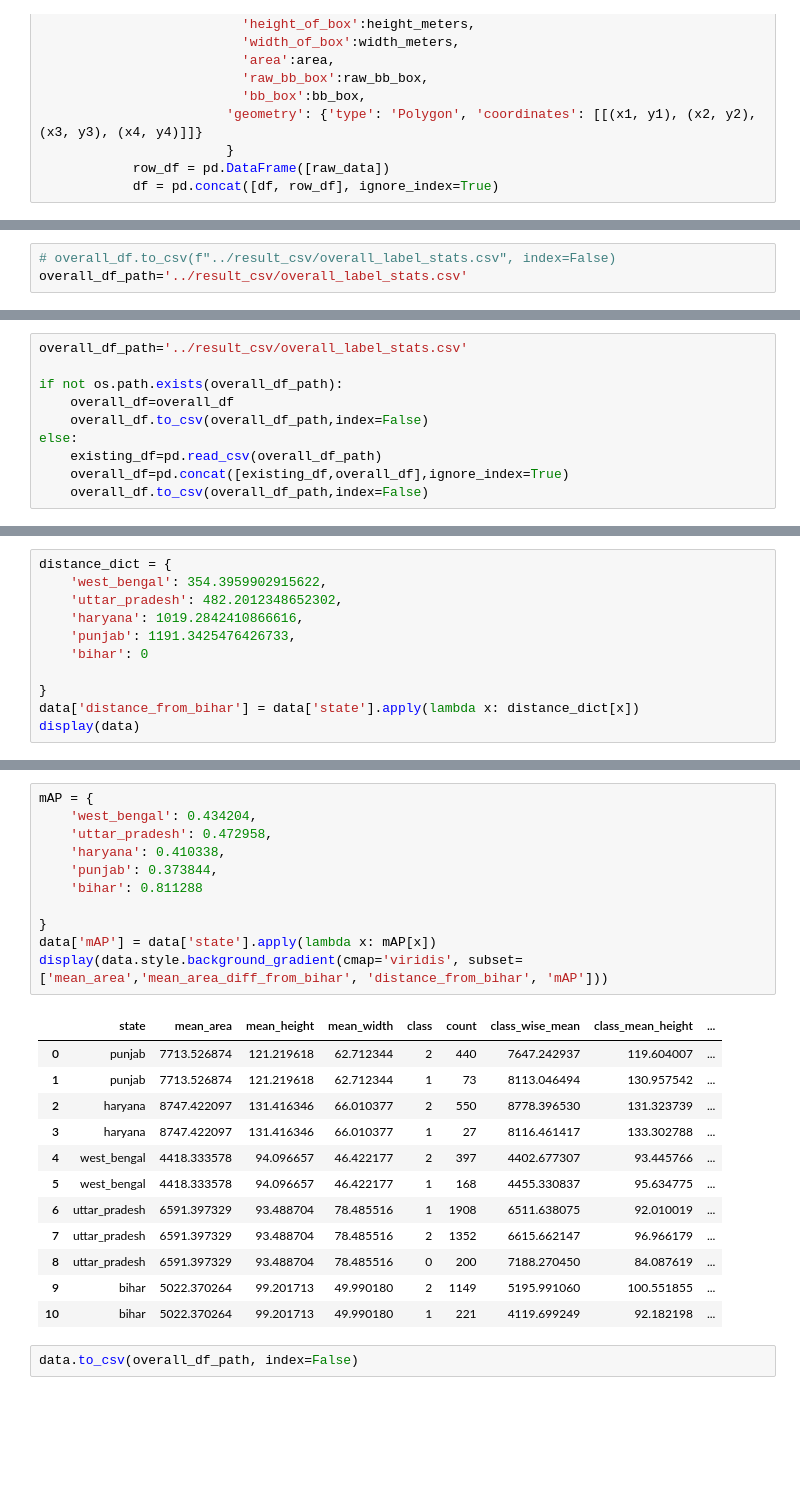
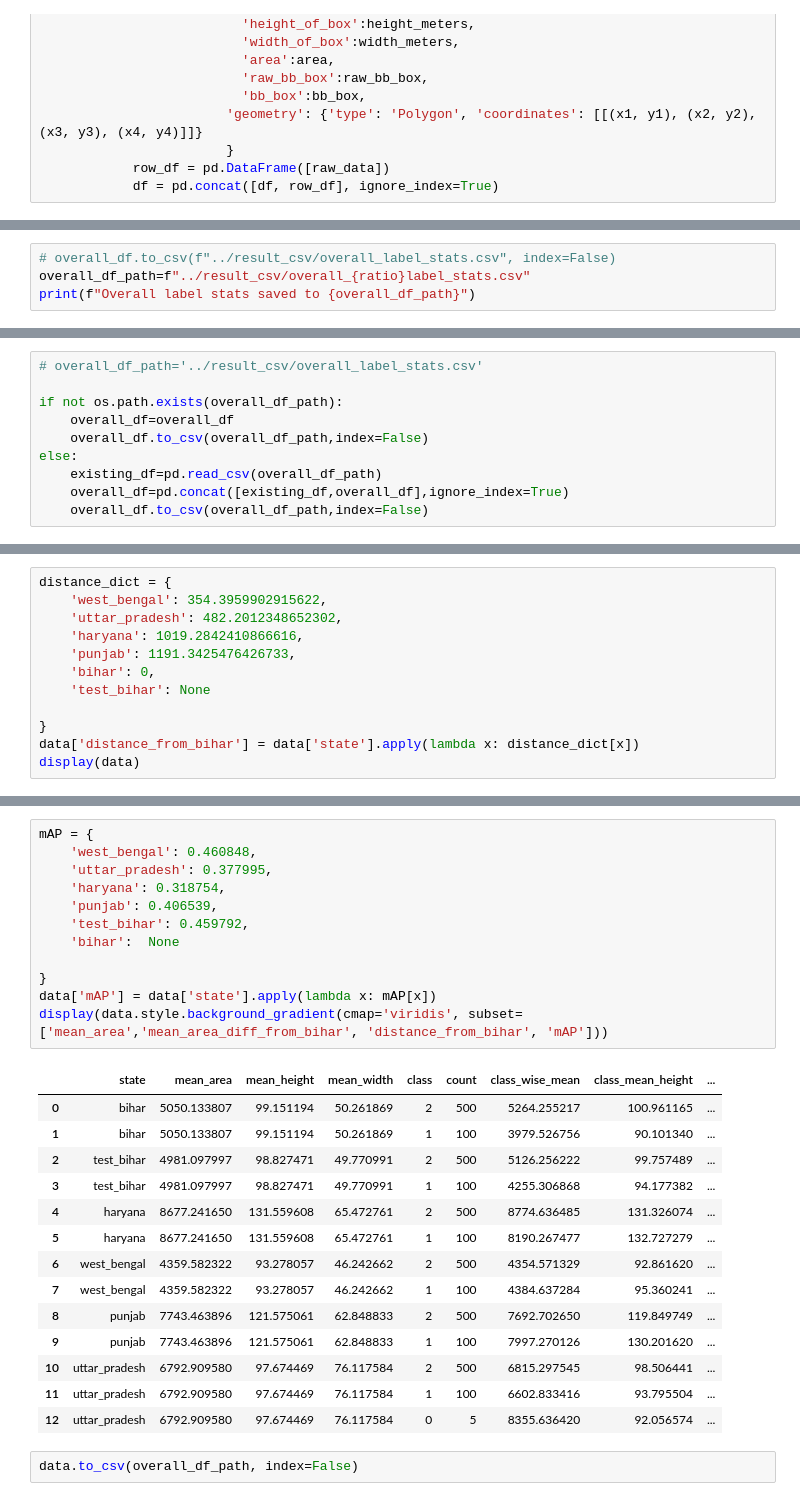
Before and after one commit to rishabh-mondal/ijcai_2025_kilns, a Jupyter notebook: notebooks/labels_area_stats.ipynb, the cells around one changed output, grey strips where cells are left out. Saved outputs shown, nothing was run; the diff lists cells and outputs as text; blank space fills up the shorter version.

```diff
--- a/notebooks/labels_area_stats.ipynb
+++ b/notebooks/labels_area_stats.ipynb
@@ -190,3 +205,4 @@ display(overall_df)
 # %%
 # overall_df.to_csv(f"../result_csv/overall_label_stats.csv", index=False)
-overall_df_path='../result_csv/overall_label_stats.csv'
+overall_df_path=f"../result_csv/overall_{ratio}label_stats.csv"
+print(f"Overall label stats saved to {overall_df_path}")
@@ -193,5 +211,5 @@ overall_df_path='../result_csv/overall_label_stats.csv'
 # %%
-overall_df_path='../result_csv/overall_label_stats.csv'
+# overall_df_path='../result_csv/overall_label_stats.csv'
 
 if not os.path.exists(overall_df_path):
     overall_df=overall_df
@@ -230,7 +246,8 @@ distance_dict = {
     'uttar_pradesh': 482.2012348652302,
     'haryana': 1019.2842410866616,
     'punjab': 1191.3425476426733,
-    'bihar': 0
+    'bihar': 0,
+    'test_bihar': None
 
 }
 data['distance_from_bihar'] = data['state'].apply(lambda x: distance_dict[x])
@@ -251,27 +270,30 @@ display(data)
 # %%
 mAP = {
-    'west_bengal': 0.434204,
-    'uttar_pradesh': 0.472958,
-    'haryana': 0.410338,
-    'punjab': 0.373844,
-    'bihar': 0.811288
+    'west_bengal': 0.460848,
+    'uttar_pradesh': 0.377995,
+    'haryana': 0.318754,
+    'punjab': 0.406539,
+    'test_bihar': 0.459792,
+    'bihar':  None
 
 }
 data['mAP'] = data['state'].apply(lambda x: mAP[x])
 display(data.style.background_gradient(cmap='viridis', subset=['mean_area','mean_area_diff_from_bihar', 'distance_from_bihar', 'mAP']))
 # %% [output]
 |  | state | mean_area | mean_height | mean_width | class | count | class_wise_mean | class_mean_height | ... |
-| 0 | punjab | 7713.526874 | 121.219618 | 62.712344 | 2 | 440 | 7647.242937 | 119.604007 | ... |
-| 1 | punjab | 7713.526874 | 121.219618 | 62.712344 | 1 | 73 | 8113.046494 | 130.957542 | ... |
-| 2 | haryana | 8747.422097 | 131.416346 | 66.010377 | 2 | 550 | 8778.396530 | 131.323739 | ... |
-| 3 | haryana | 8747.422097 | 131.416346 | 66.010377 | 1 | 27 | 8116.461417 | 133.302788 | ... |
-| 4 | west_bengal | 4418.333578 | 94.096657 | 46.422177 | 2 | 397 | 4402.677307 | 93.445766 | ... |
-| 5 | west_bengal | 4418.333578 | 94.096657 | 46.422177 | 1 | 168 | 4455.330837 | 95.634775 | ... |
-| 6 | uttar_pradesh | 6591.397329 | 93.488704 | 78.485516 | 1 | 1908 | 6511.638075 | 92.010019 | ... |
-| 7 | uttar_pradesh | 6591.397329 | 93.488704 | 78.485516 | 2 | 1352 | 6615.662147 | 96.966179 | ... |
-| 8 | uttar_pradesh | 6591.397329 | 93.488704 | 78.485516 | 0 | 200 | 7188.270450 | 84.087619 | ... |
-| 9 | bihar | 5022.370264 | 99.201713 | 49.990180 | 2 | 1149 | 5195.991060 | 100.551855 | ... |
-| 10 | bihar | 5022.370264 | 99.201713 | 49.990180 | 1 | 221 | 4119.699249 | 92.182198 | ... |
+| 0 | bihar | 5050.133807 | 99.151194 | 50.261869 | 2 | 500 | 5264.255217 | 100.961165 | ... |
+| 1 | bihar | 5050.133807 | 99.151194 | 50.261869 | 1 | 100 | 3979.526756 | 90.101340 | ... |
+| 2 | test_bihar | 4981.097997 | 98.827471 | 49.770991 | 2 | 500 | 5126.256222 | 99.757489 | ... |
+| 3 | test_bihar | 4981.097997 | 98.827471 | 49.770991 | 1 | 100 | 4255.306868 | 94.177382 | ... |
+| 4 | haryana | 8677.241650 | 131.559608 | 65.472761 | 2 | 500 | 8774.636485 | 131.326074 | ... |
+| 5 | haryana | 8677.241650 | 131.559608 | 65.472761 | 1 | 100 | 8190.267477 | 132.727279 | ... |
+| 6 | west_bengal | 4359.582322 | 93.278057 | 46.242662 | 2 | 500 | 4354.571329 | 92.861620 | ... |
+| 7 | west_bengal | 4359.582322 | 93.278057 | 46.242662 | 1 | 100 | 4384.637284 | 95.360241 | ... |
+| 8 | punjab | 7743.463896 | 121.575061 | 62.848833 | 2 | 500 | 7692.702650 | 119.849749 | ... |
+| 9 | punjab | 7743.463896 | 121.575061 | 62.848833 | 1 | 100 | 7997.270126 | 130.201620 | ... |
+| 10 | uttar_pradesh | 6792.909580 | 97.674469 | 76.117584 | 2 | 500 | 6815.297545 | 98.506441 | ... |
+| 11 | uttar_pradesh | 6792.909580 | 97.674469 | 76.117584 | 1 | 100 | 6602.833416 | 93.795504 | ... |
+| 12 | uttar_pradesh | 6792.909580 | 97.674469 | 76.117584 | 0 | 5 | 8355.636420 | 92.056574 | ... |
 # %%
 data.to_csv(overall_df_path, index=False)
 # %%
```
Also changed, not shown: parts of 17 cells of this notebook, 3 other files.
